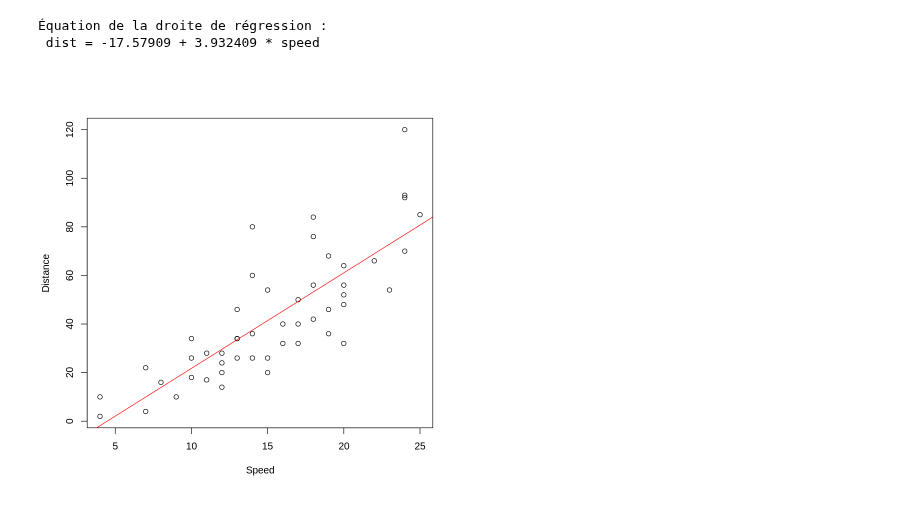
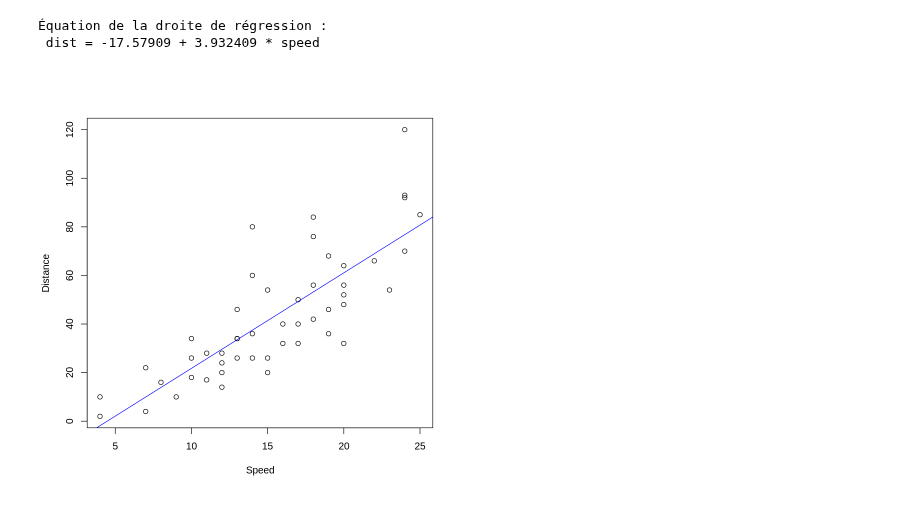
Before and after one commit to GuillaumeALLARD/test-shiny, a Jupyter notebook: lm_cars.ipynb, the cells around one changed output. Saved outputs shown, nothing was run; the diff lists cells and outputs as text; code cells hidden in the pictures.

```diff
--- a/lm_cars.ipynb
+++ b/lm_cars.ipynb
@@ -31,6 +31,6 @@ cat(
  dist = -17.57909 + 3.932409 * speed
 # %%
 plot(cars$speed, cars$dist, xlab="Speed", ylab="Distance")
-abline(model, col="red")
+abline(model, col="blue")
 # %% [output]
-[figure, old version]
+[figure, new version]
```
